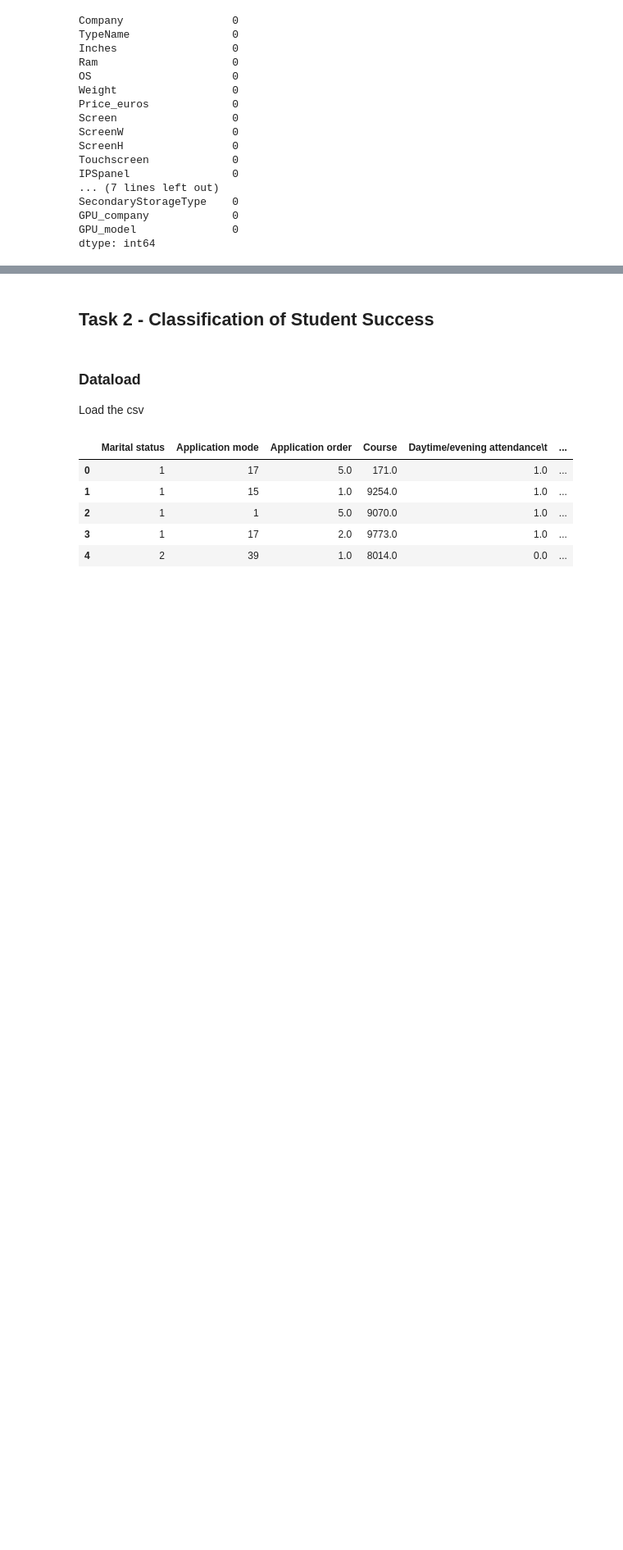
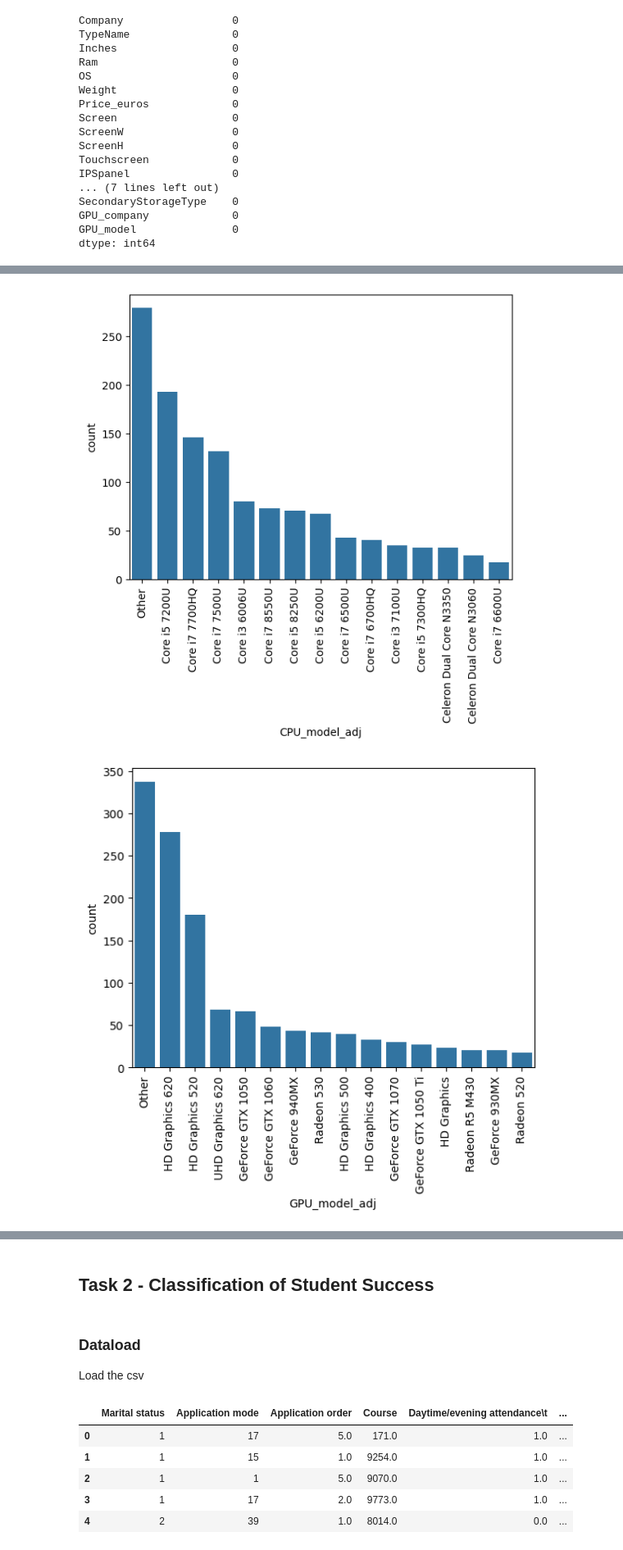
Before and after one commit to wortcook/UMKC, a Jupyter notebook: Fall2024/CS5530-0005/proj/notebook.ipynb, the cells around one changed output, grey strips where cells are left out. Shown at 82% size. Saved outputs shown, nothing was run; the diff lists cells and outputs as text; code cells hidden in the pictures; blank space fills up the shorter version.

```diff
--- a/Fall2024/CS5530-0005/proj/notebook.ipynb
+++ b/Fall2024/CS5530-0005/proj/notebook.ipynb
@@ -90,0 +141,16 @@ dtype: int64
+# %%
+#Now we are going to create two new columns where any CPU/GPU model that appears less than 15 times will be replaced with 'Other'
+df_laptops['CPU_model_adj'] = df_laptops['CPU_model'].apply(lambda x: x if df_laptops['CPU_model'].value_counts()[x] > 15 else 'Other')
+df_laptops['GPU_model_adj'] = df_laptops['GPU_model'].apply(lambda x: x if df_laptops['GPU_model'].value_counts()[x] > 15 else 'Other')
+
+#Now replot the CPU/GPU models
+sns.countplot(data=df_laptops, x='CPU_model_adj', order=df_laptops['CPU_model_adj'].value_counts().index)
+plt.xticks(rotation=90)
+plt.show()
+
+sns.countplot(data=df_laptops, x='GPU_model_adj', order=df_laptops['GPU_model_adj'].value_counts().index)
+plt.xticks(rotation=90)
+plt.show()
+# %% [output]
+[figure, added]
+[figure, added]
```
Also changed, not shown: parts of 14 cells of this notebook.
